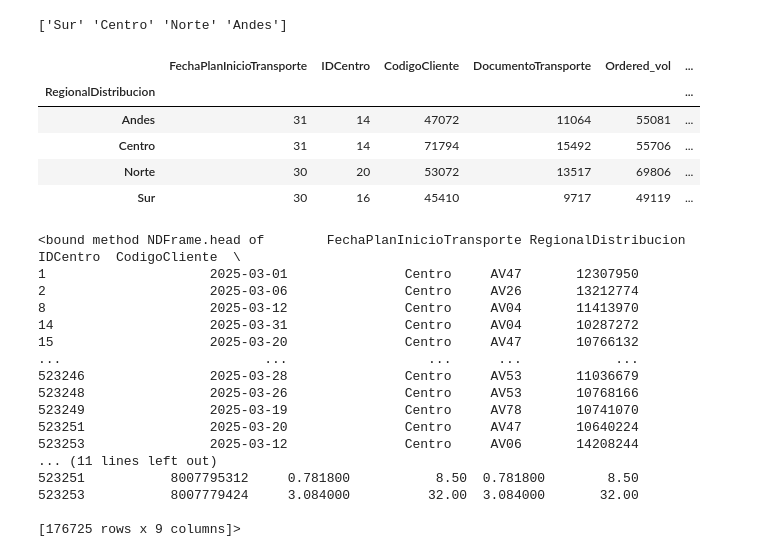
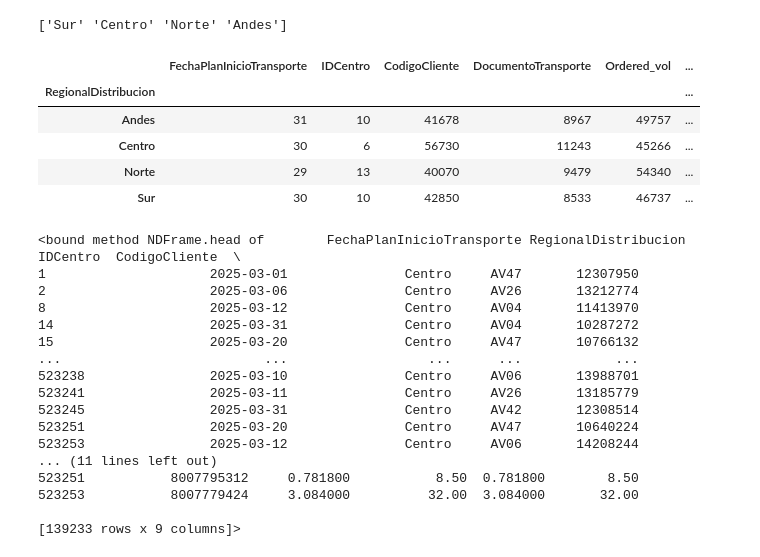
Before and after one commit to Amelie-Mad/logistics, a Jupyter notebook: fede.ipynb, the cells around one changed output. Drawn from its saved outputs; the diff is of its cells as text; code cells hidden in the pictures.

```diff
--- a/fede.ipynb
+++ b/fede.ipynb
@@ -12,0 +29,4 @@ Index(['FechaPlanInicioTransporte', 'RegionalDistribucion', 'IDCentro',
+# %%
+filepath = 'https://github.com/Amelie-Mad/logistics/raw/main/'
+coordinates = pd.read_csv(filepath + 'CoordenadasCDs.csv', encoding='latin1')
+coordinates
@@ -12,0 +61,3 @@ Index(['FechaPlanInicioTransporte', 'RegionalDistribucion', 'IDCentro',
+# %%
+filtered_df = df[df['IDCentro'].isin(coordinates['CD'])]
+filtered_df
@@ -16,17 +106,17 @@ print(unique_id_centro)
 # %% [output]
 ['Sur' 'Centro' 'Norte' 'Andes']
 # %%
-unique_counts = df.groupby('RegionalDistribucion').nunique()
+unique_counts = filtered_df.groupby('RegionalDistribucion').nunique()
 unique_counts
 # %% [output]
 |  | FechaPlanInicioTransporte | IDCentro | CodigoCliente | DocumentoTransporte | Ordered_vol | ... |
 | RegionalDistribucion |  |  |  |  |  | ... |
-| Andes | 31 | 14 | 47072 | 11064 | 55081 | ... |
-| Centro | 31 | 14 | 71794 | 15492 | 55706 | ... |
-| Norte | 30 | 20 | 53072 | 13517 | 69806 | ... |
-| Sur | 30 | 16 | 45410 | 9717 | 49119 | ... |
+| Andes | 31 | 10 | 41678 | 8967 | 49757 | ... |
+| Centro | 30 | 6 | 56730 | 11243 | 45266 | ... |
+| Norte | 29 | 13 | 40070 | 9479 | 54340 | ... |
+| Sur | 30 | 10 | 42850 | 8533 | 46737 | ... |
 # %%
-df_centro = df[df['RegionalDistribucion'] == 'Centro']
+df_centro = filtered_df[filtered_df['RegionalDistribucion'] == 'Centro']
 df_centro.head
 # %% [output]
 <bound method NDFrame.head of        FechaPlanInicioTransporte RegionalDistribucion IDCentro  CodigoCliente  \
@@ -36,16 +126,16 @@ df_centro.head
 14                    2025-03-31               Centro     AV04       10287272
 15                    2025-03-20               Centro     AV47       10766132
 ...                          ...                  ...      ...            ...
-523246                2025-03-28               Centro     AV53       11036679
-523248                2025-03-26               Centro     AV53       10768166
-523249                2025-03-19               Centro     AV78       10741070
+523238                2025-03-10               Centro     AV06       13988701
+523241                2025-03-11               Centro     AV26       13185779
+523245                2025-03-31               Centro     AV42       12308514
 523251                2025-03-20               Centro     AV47       10640224
 523253                2025-03-12               Centro     AV06       14208244
 ... (11 lines left out)
 523251           8007795312     0.781800           8.50  0.781800        8.50
 523253           8007779424     3.084000          32.00  3.084000       32.00
 
-[176725 rows x 9 columns]>
+[139233 rows x 9 columns]>
 # %%
 df_centro['FechaPlanInicioTransporte'] = pd.to_datetime(df_centro['FechaPlanInicioTransporte'])
 df_centro = df_centro.sort_values(by='FechaPlanInicioTransporte')
```
Also changed, not shown: parts of 29 cells of this notebook.
